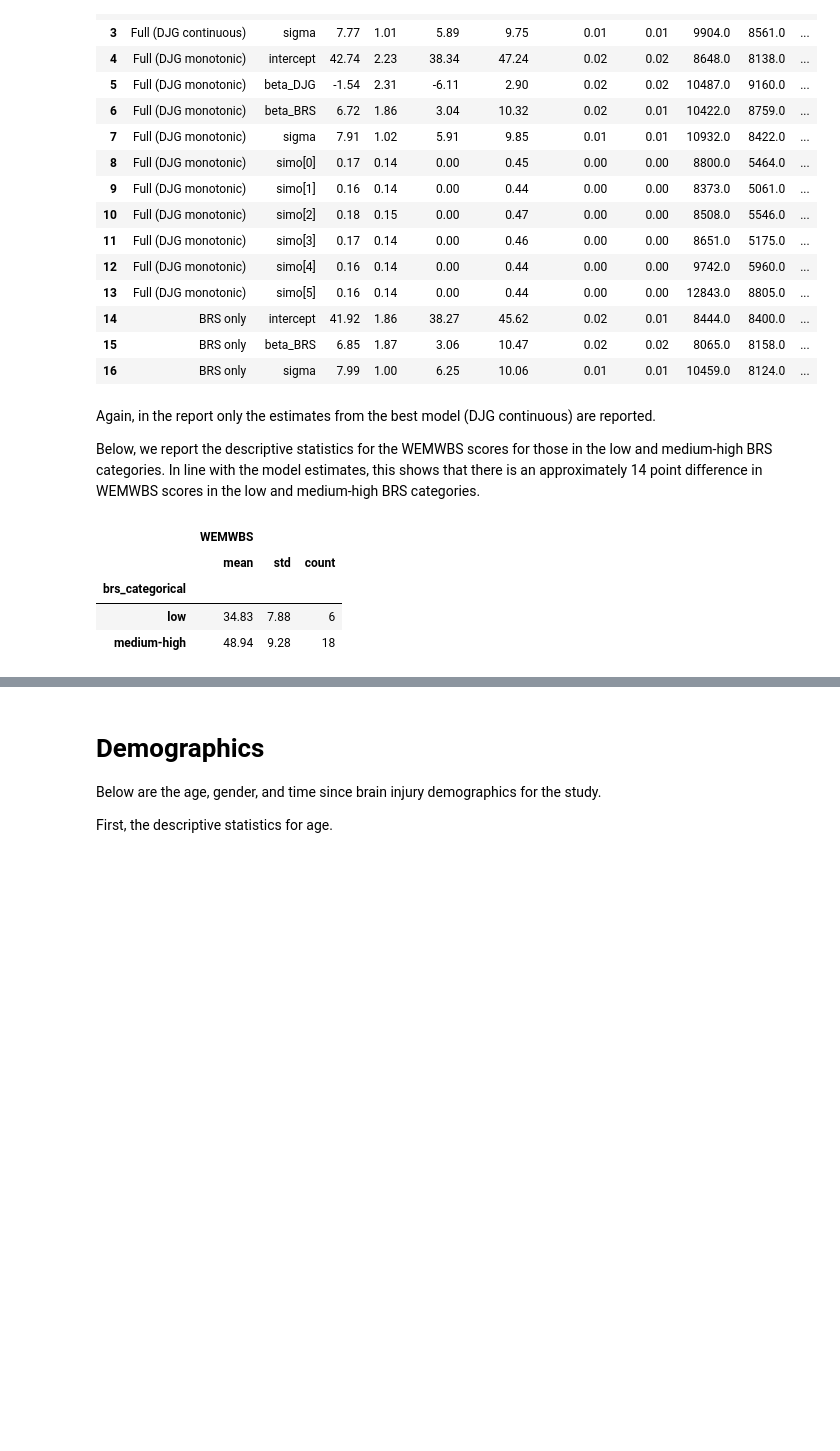
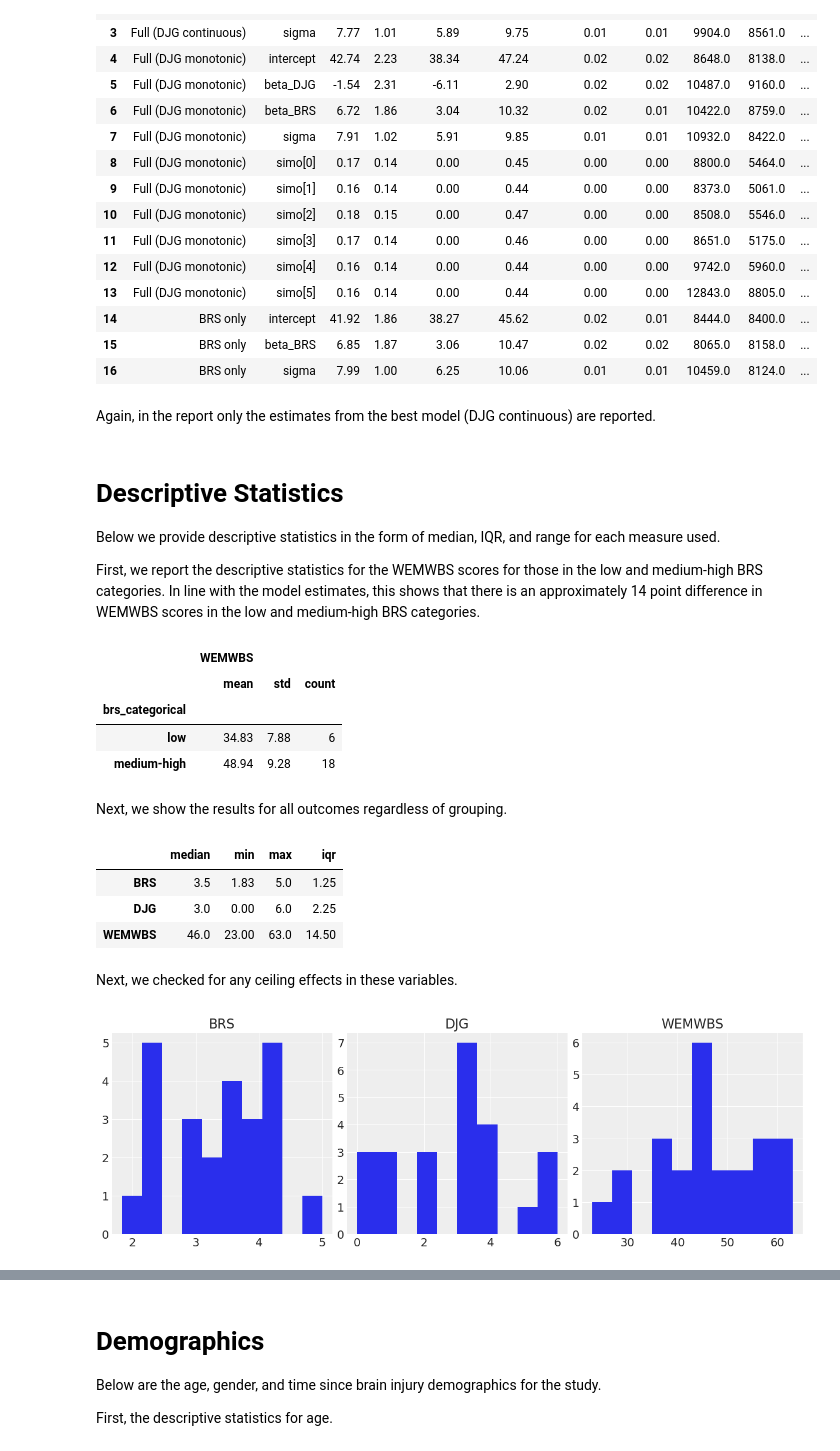
Before and after one commit to gpwilliams/bi_loneliness, a Jupyter notebook: python/analysis.ipynb, the cells around one changed output, grey strips where cells are left out. Saved outputs shown, nothing was run; the diff lists cells and outputs as text; code cells hidden in the pictures; blank space fills up the shorter version.

Commit message:
Added additional descriptives to ipynb

```diff
--- a/python/analysis.ipynb
+++ b/python/analysis.ipynb
@@ -284,10 +287,14 @@ summary_dfs
 | 14 | BRS only | intercept | 41.92 | 1.86 | 38.27 | 45.62 | 0.02 | 0.01 | 8444.0 | 8400.0 | ... |
 | 15 | BRS only | beta_BRS | 6.85 | 1.87 | 3.06 | 10.47 | 0.02 | 0.02 | 8065.0 | 8158.0 | ... |
 | 16 | BRS only | sigma | 7.99 | 1.00 | 6.25 | 10.06 | 0.01 | 0.01 | 10459.0 | 8124.0 | ... |
+# %% [markdown]
+Again, in the report only the estimates from the best model (DJG continuous) are reported.
 # %% [markdown]
-Again, in the report only the estimates from the best model (DJG continuous) are reported.
+# Descriptive Statistics
 
-Below, we report the descriptive statistics for the WEMWBS scores for those in the low and medium-high BRS categories. In line with the model estimates, this shows that there is an approximately 14 point difference in WEMWBS scores in the low and medium-high BRS categories.
+Below we provide descriptive statistics in the form of median, IQR, and range for each measure used.
+
+First, we report the descriptive statistics for the WEMWBS scores for those in the low and medium-high BRS categories. In line with the model estimates, this shows that there is an approximately 14 point difference in WEMWBS scores in the low and medium-high BRS categories.
 # %%
 # make dat.BRS_cat a categorical variable with labels low and medium
 dat['brs_categorical'] = pd.Categorical(dat['BRS_cat'])
@@ -299,3 +306,37 @@ dat.groupby('brs_categorical').agg({'WEMWBS': ['mean', 'std', 'count']}).round(2
 | brs_categorical |  |  |  |
 | low | 34.83 | 7.88 | 6 |
 | medium-high | 48.94 | 9.28 | 18 |
+# %% [markdown]
+Next, we show the results for all outcomes regardless of grouping.
+# %%
+# make descriptives that work with .agg
+desc_df = dat.agg({
+    'BRS': ['median', 'min', 'max'],
+    'DJG': ['median', 'min', 'max'],
+    'WEMWBS': ['median', 'min', 'max']
+}).transpose()
+
+# nakae interquartile range
+desc_iqr = dat[['BRS', 'DJG', 'WEMWBS']].apply(iqr)
+desc_iqr.name = 'iqr'
+desc_df = pd.concat([desc_df, desc_iqr], axis = 1)
+desc_df.round(2)
+# %% [output]
+|  | median | min | max | iqr |
+| BRS | 3.5 | 1.83 | 5.0 | 1.25 |
+| DJG | 3.0 | 0.00 | 6.0 | 2.25 |
+| WEMWBS | 46.0 | 23.00 | 63.0 | 14.50 |
+# %% [markdown]
+Next, we checked for any ceiling effects in these variables.
+# %%
+# make a histogram for the BRS, DJG, and WEMWBS variables
+fig, axs = plt.subplots(1, 3, figsize=(12, 4))
+axs[0].hist(dat['BRS'])
+axs[0].set_title('BRS')
+axs[1].hist(dat['DJG'])
+axs[1].set_title('DJG')
+axs[2].hist(dat['WEMWBS'])
+axs[2].set_title('WEMWBS')
+plt.show()
+# %% [output]
+[figure, added]
```
Also changed, not shown: parts of 3 cells of this notebook, 1 other file.
